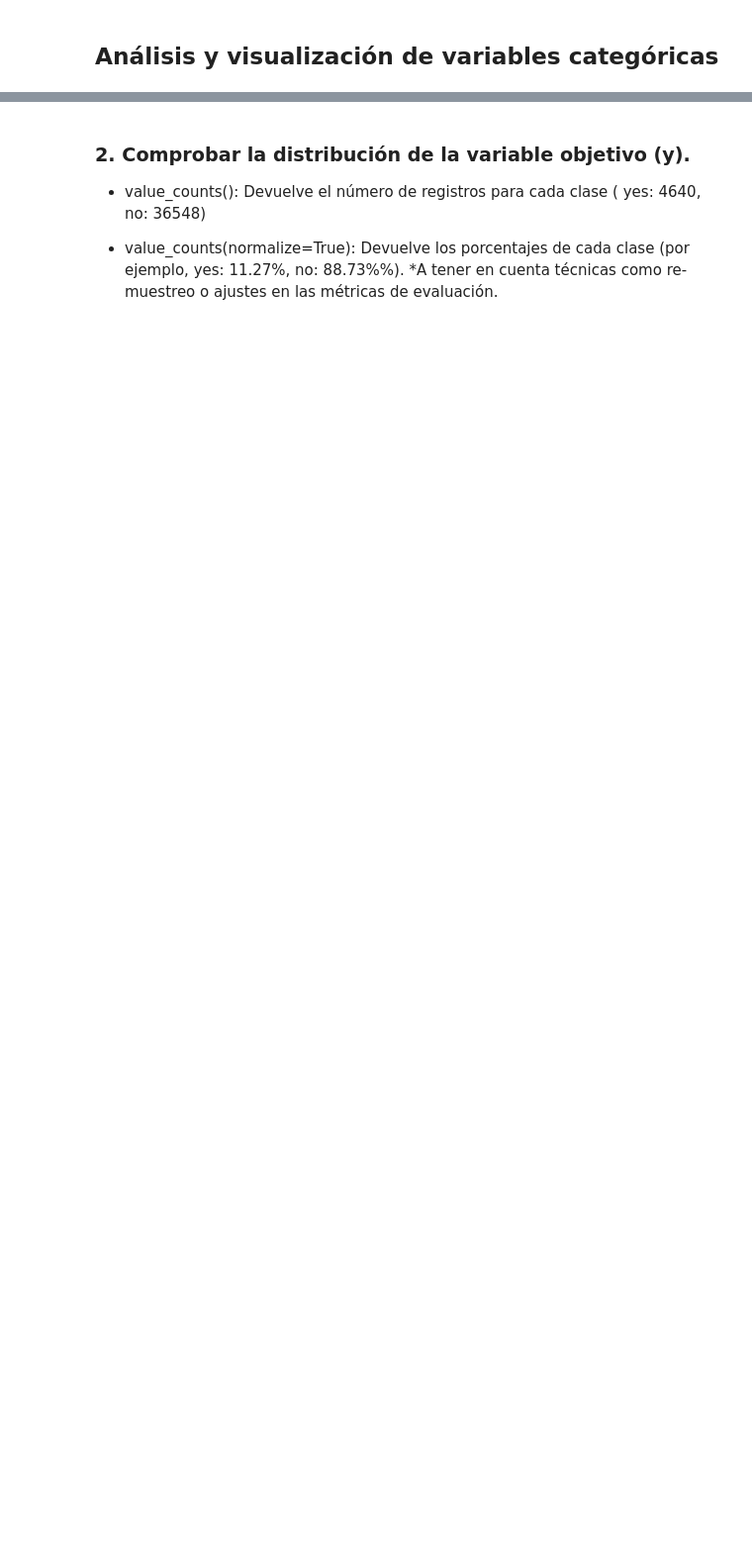
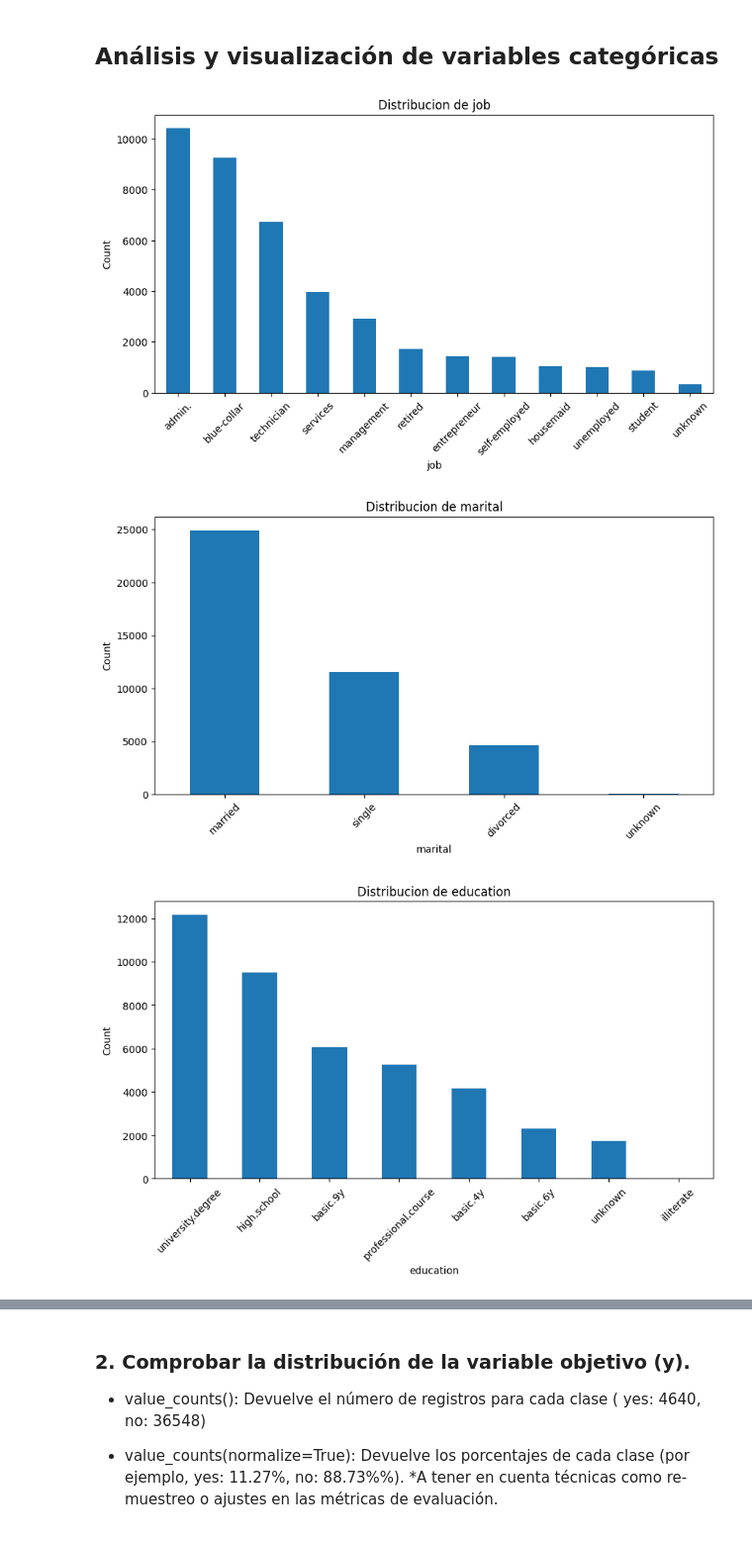
Before and after one commit to mezcolantriz/ML---Regresi-n-Log-stica, a Jupyter notebook: src/explore.ipynb, the cells around one changed output, grey strips where cells are left out. Shown at 99% size. Saved outputs shown, nothing was run; the diff lists cells and outputs as text; code cells hidden in the pictures; blank space fills up the shorter version.

```diff
--- a/src/explore.ipynb
+++ b/src/explore.ipynb
@@ -88,13 +93,13 @@ dtype: object
 - y. TARGET. El cliente contrata un depósito a largo plazo o no (categórico)
 # %%
 # Identificar las variables numéricas
-variables_numericas = data._get_numeric_data().columns
+variables_numericas = data.select_dtypes(include=['int64', 'float64']).columns
 print("Las variables numéricas son:")
 for var in variables_numericas:
     print(f" - {var}")
 
 # Identificar las variables categóricas
-variables_categoricas = set(data.columns) - set(variables_numericas)
+variables_categoricas = data.select_dtypes(include=['object', 'category']).columns
 print("\nLas variables categóricas son:")
 for var in variables_categoricas:
     print(f" - {var}")
@@ -119,10 +124,8 @@ Las variables numéricas son:
 # %%
-# Identificar columnas categóricas
-categorical_cols = data.select_dtypes(include=['object']).columns
-print("Columnas categóricas:", categorical_cols)
+print("Columnas categóricas:", variables_categoricas)
 
 # Ver valores únicos por columna categórica
-for col in categorical_cols:
+for col in variables_categoricas:
     print(f"\nColumna '{col}':")
     print(data[col].value_counts())
 # %% [output]
@@ -250,2 +226,18 @@ loan ==> Missing Values : 990, dtypes : float64
 # %% [markdown]
 ## Análisis y visualización de variables categóricas
+# %%
+import matplotlib.pyplot as plt
+
+
+for col in variables_categoricas:
+    plt.figure(figsize=(10, 5))
+    data[col].value_counts().plot(kind='bar')
+    plt.title(f"Distribucion de {col}")
+    plt.xlabel(col)
+    plt.ylabel("Count")
+    plt.xticks(rotation=45)
+    plt.show()
+# %% [output]
+[figure, added]
+[figure, added]
+[figure, added]
```
Also changed, not shown: parts of 19 cells of this notebook, 1 other file.
